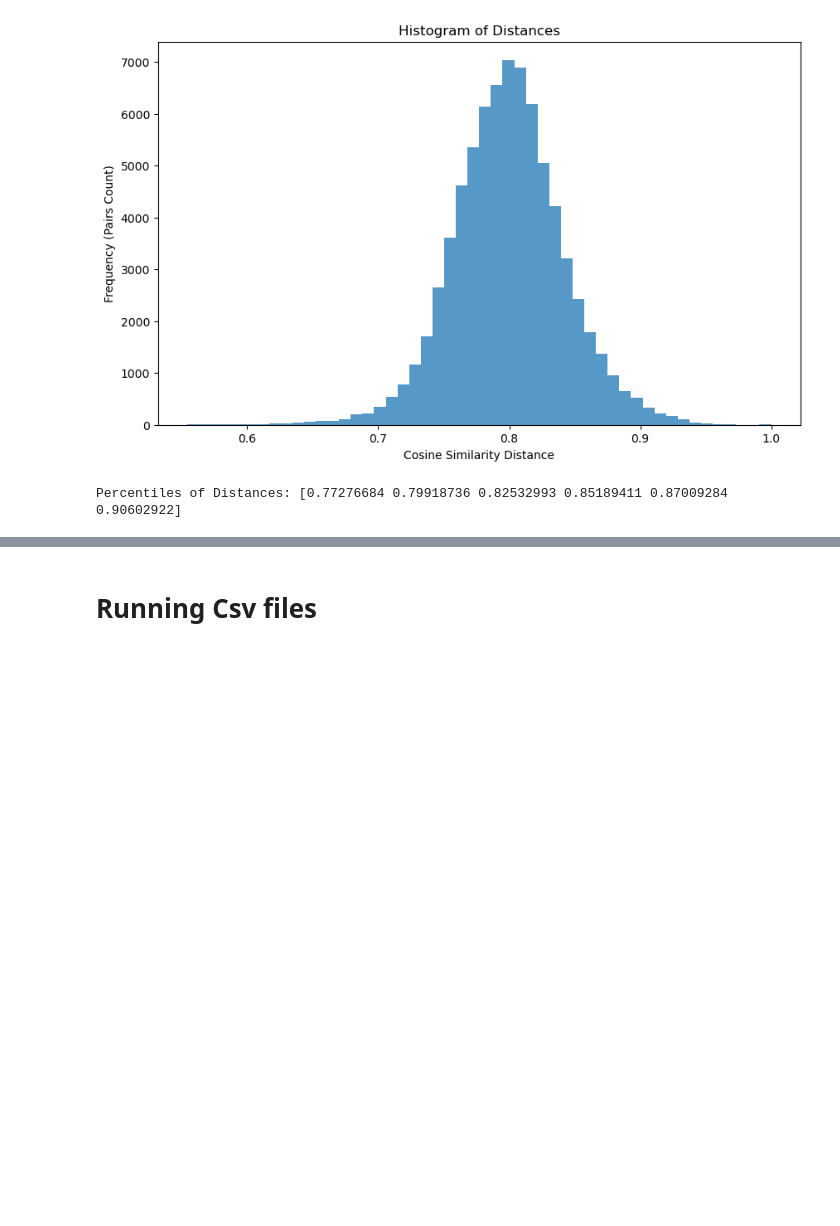
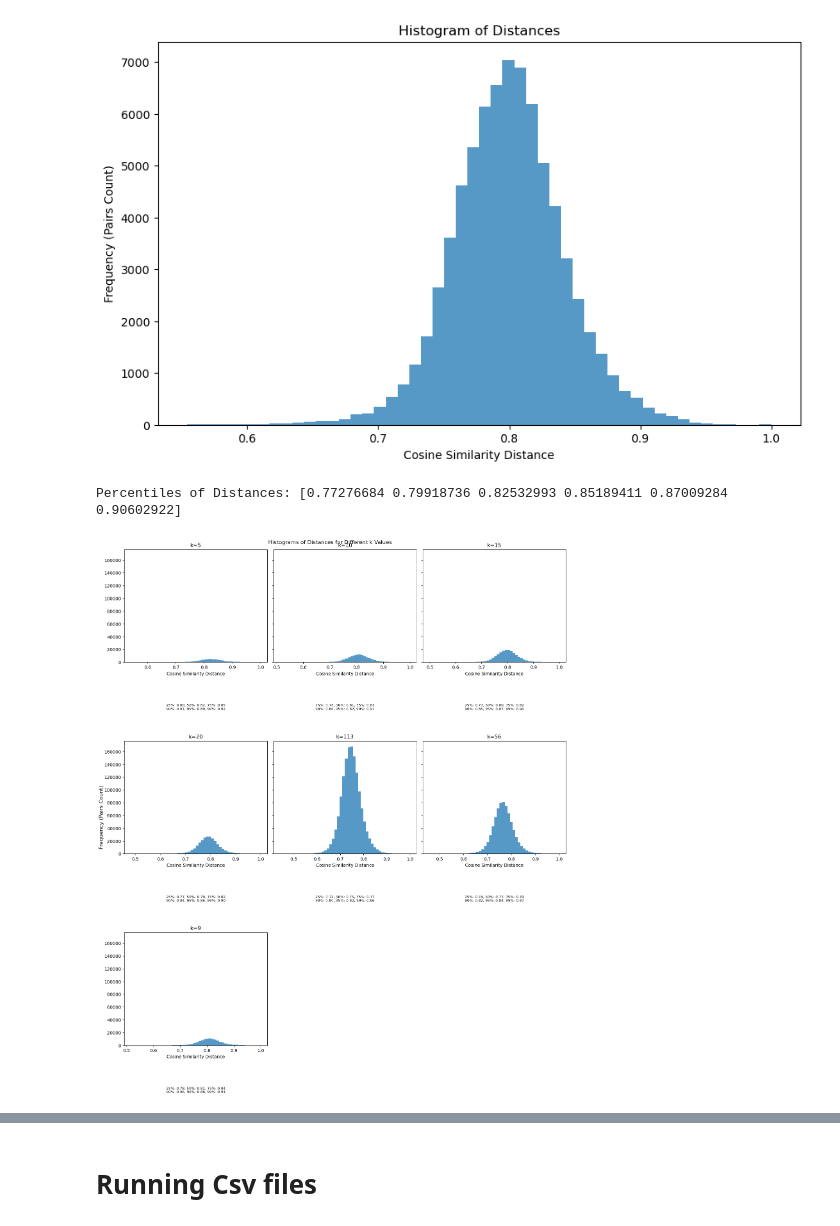
Before and after one commit to OrrBav/GNN_project, a Jupyter notebook: embedding_eda_new.ipynb, the cells around one changed output, grey strips where cells are left out. Cells and saved outputs as stored; diff of their text form; code cells hidden in the pictures; blank space fills up the shorter version.

Commit message:
analyzing colon

```diff
--- a/embedding_eda_new.ipynb
+++ b/embedding_eda_new.ipynb
@@ -726,3 +752,7 @@ evaluating_thresholds("/dsi/sbm/OrrBavly/colon_data/embeddings/pool3_S13_high.cs
 [figure]
 [figure]
 Percentiles of Distances: [0.77276684 0.79918736 0.82532993 0.85189411 0.87009284 0.90602922]
+# %%
+evaluate_perc("/dsi/sbm/OrrBavly/colon_data/embeddings/pool1_S11_low.csv")
+# %% [output]
+[figure, added]
```
Also changed, not shown: parts of 9 cells of this notebook, 1 other file.
